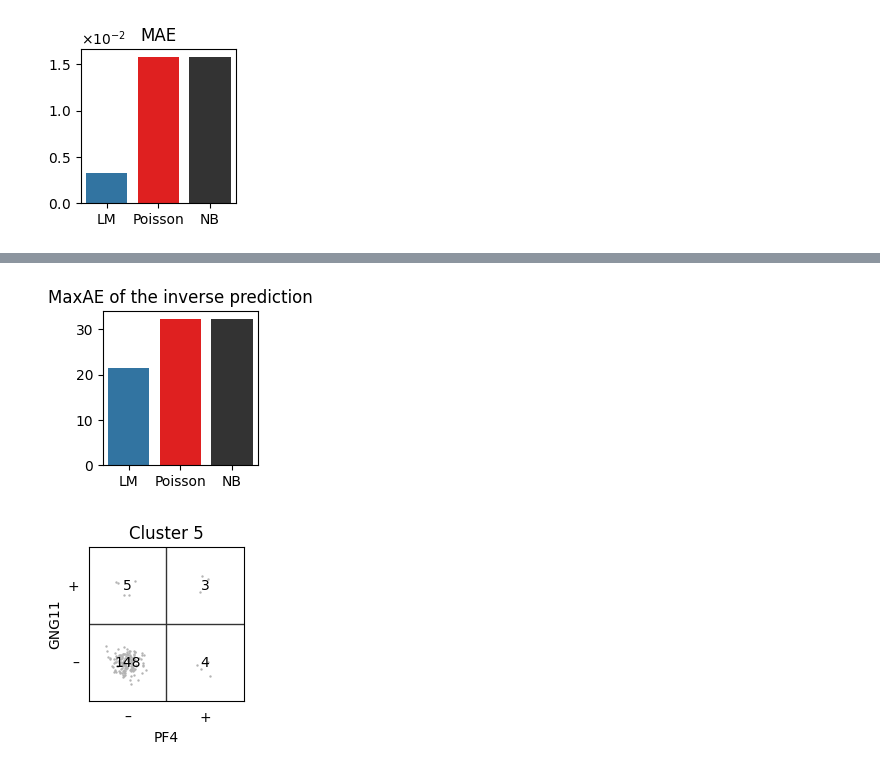
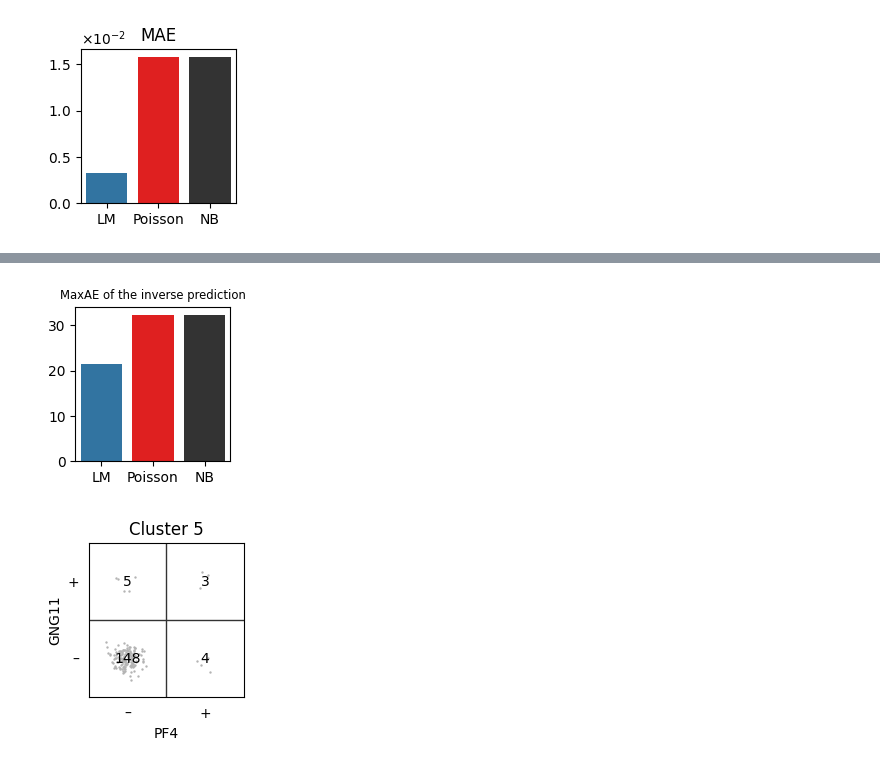
Before and after one commit to yo-aka-gene/grnet, a Jupyter notebook: docs/notebooks/pbmc3k_viz.ipynb, the cells around one changed output, grey strips where cells are left out. Cells and saved outputs as stored; diff of their text form; code cells hidden in the pictures.

```diff
--- a/docs/notebooks/pbmc3k_viz.ipynb
+++ b/docs/notebooks/pbmc3k_viz.ipynb
@@ -805,22 +806,23 @@ fig.savefig(f"{conf.export}/inv_mae.png", **kwarg_savefig)
 # %%
 fig, ax = plt.subplots(figsize=(2, 2))
 
 sns.barplot(
     data=pd.DataFrame({
         "inv_maxae": [
             horizontal_maxae(m.x, m.y, m.predict_mean) for m in [lm, poi, nb]
         ],
         "model": [m.name for m in [lm, poi, nb]]
     }),
     x="model", y="inv_maxae", hue="model", ax=ax,
     linewidth=0, palette=["C0", "r", ".2"]
 )
 
-ax.set(xlabel="", ylabel="", title="MaxAE of the inverse prediction")
+ax.set(xlabel="", ylabel="")
+ax.set_title("MaxAE of the inverse prediction", fontdict={"size": "small"})
 
 fig.savefig(f"{conf.export}/inv_maxae.png", **kwarg_savefig)
 # %% [output]
-[figure, old version]
+[figure, new version]
 # %%
 def crosstable(
     data: ad.AnnData,
```
Also changed, not shown: parts of 1 cell of this notebook, 1 other file.
